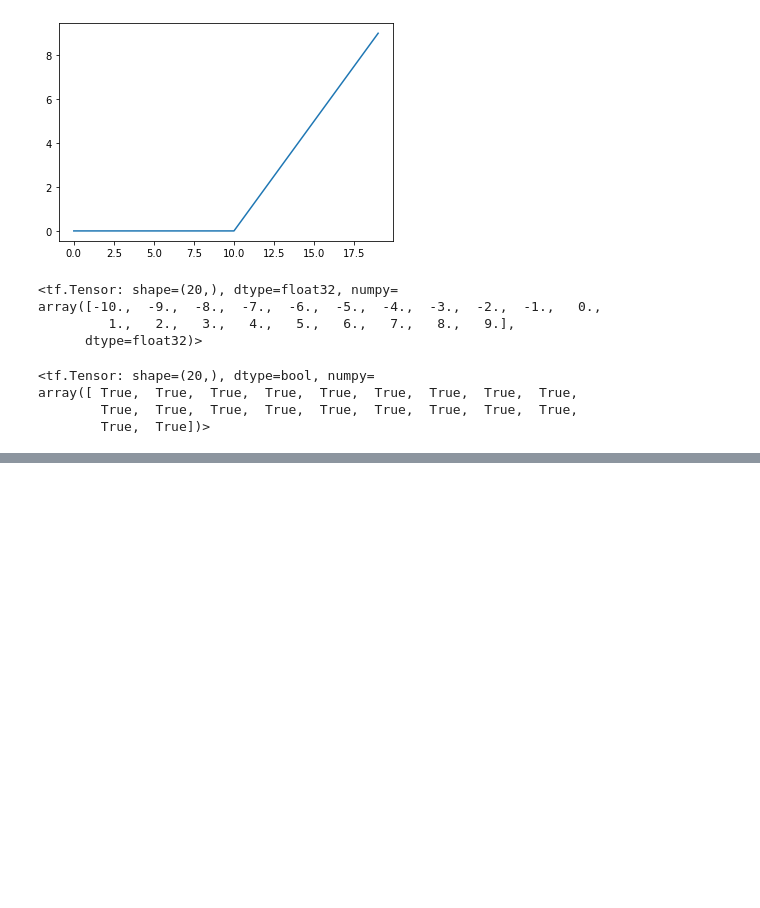
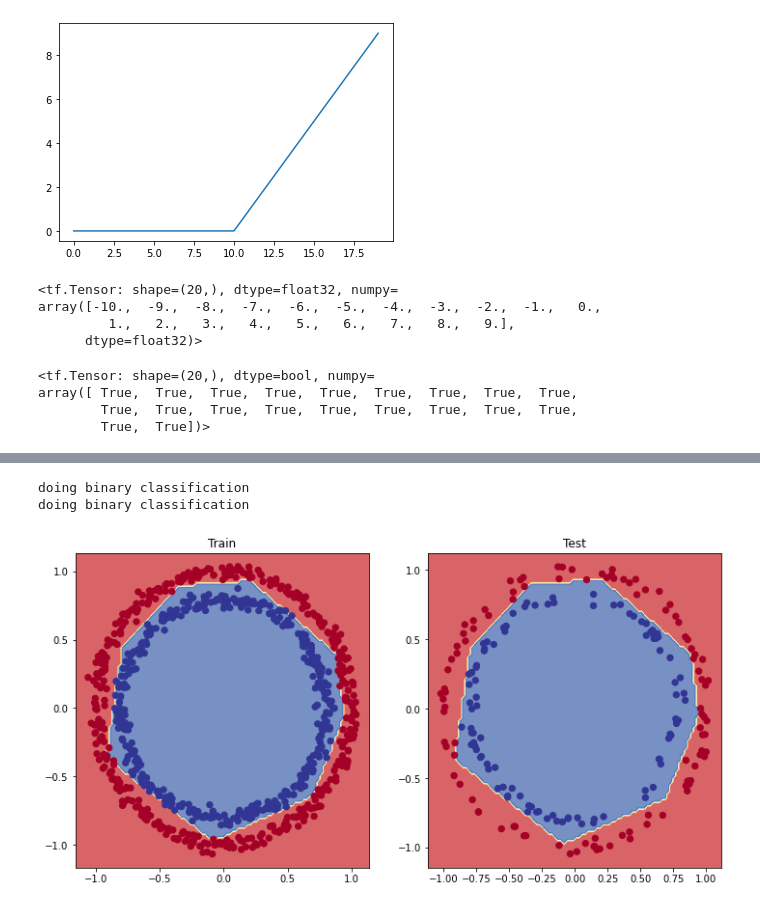
Before and after one commit to JeanFraga/tensorflow-deep-learning, a Jupyter notebook: 02 Neural Network Classification by Jean.ipynb, the cells around one changed output, grey strips where cells are left out. Drawn from its saved outputs; the diff is of its cells as text; code cells hidden in the pictures; blank space fills up the shorter version.

Commit message:
Finished 02 Classification notebook

```diff
--- a/02 Neural Network Classification by Jean.ipynb
+++ b/02 Neural Network Classification by Jean.ipynb
@@ -491,3 +491,10 @@ A == tf.keras.activations.linear(A)
 array([ True,  True,  True,  True,  True,  True,  True,  True,  True,
         True,  True,  True,  True,  True,  True,  True,  True,  True,
         True,  True])>
+# %%
+# Split data into train and test sets
+X_train, y_train = X[:800], y[:800] # 80% of the data for the training set
+X_test, y_test = X[800:], y[800:] # 20% of the data for the test set
+
+# Check the shapes of the data
+X_train.shape, X_test.shape # 800 examples in the training set, 200 examples in the test set
@@ -493,0 +503,18 @@ array([ True,  True,  True,  True,  True,  True,  True,  True,  True,
+# %%
+# Set random seed
+tf.random.set_seed(42)
+
+# Create the model (same as model_7)
+model_8 = tf.keras.Sequential([
+  tf.keras.layers.Dense(4, activation="relu"), # hidden layer 1, using "relu" for activation (same as tf.keras.activations.relu)
+  tf.keras.layers.Dense(4, activation="relu"),
+  tf.keras.layers.Dense(1, activation="sigmoid") # output layer, using 'sigmoid' for the output
+])
+
+# Compile the model
+model_8.compile(loss=tf.keras.losses.binary_crossentropy,
+                optimizer=tf.keras.optimizers.Adam(lr=0.01), # increase learning rate from 0.001 to 0.01 for faster learning
+                metrics=['accuracy'])
+
+# Fit the model
+history = model_8.fit(X_train, y_train, epochs=25)
@@ -493,0 +540,14 @@ array([ True,  True,  True,  True,  True,  True,  True,  True,  True,
+# %%
+# Plot the decision boundaries for the training and test sets
+plt.figure(figsize=(12, 6))
+plt.subplot(1, 2, 1)
+plt.title("Train")
+plot_decision_boundary(model_8, X=X_train, y=y_train)
+plt.subplot(1, 2, 2)
+plt.title("Test")
+plot_decision_boundary(model_8, X=X_test, y=y_test)
+plt.show()
+# %% [output]
+doing binary classification
+doing binary classification
+[figure, added]
```
Also changed, not shown: parts of 61 cells of this notebook, 1 other file.
